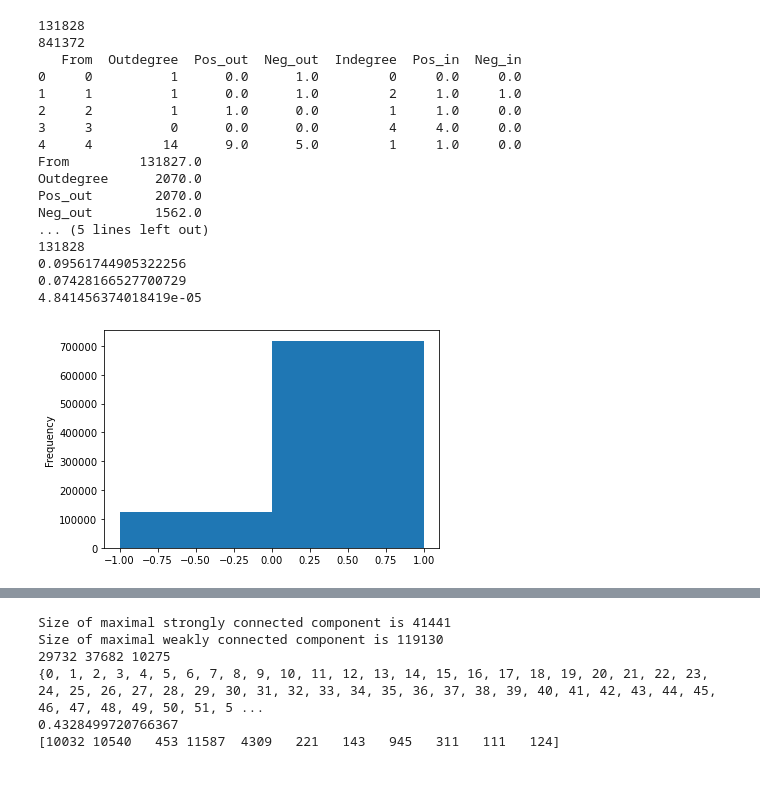
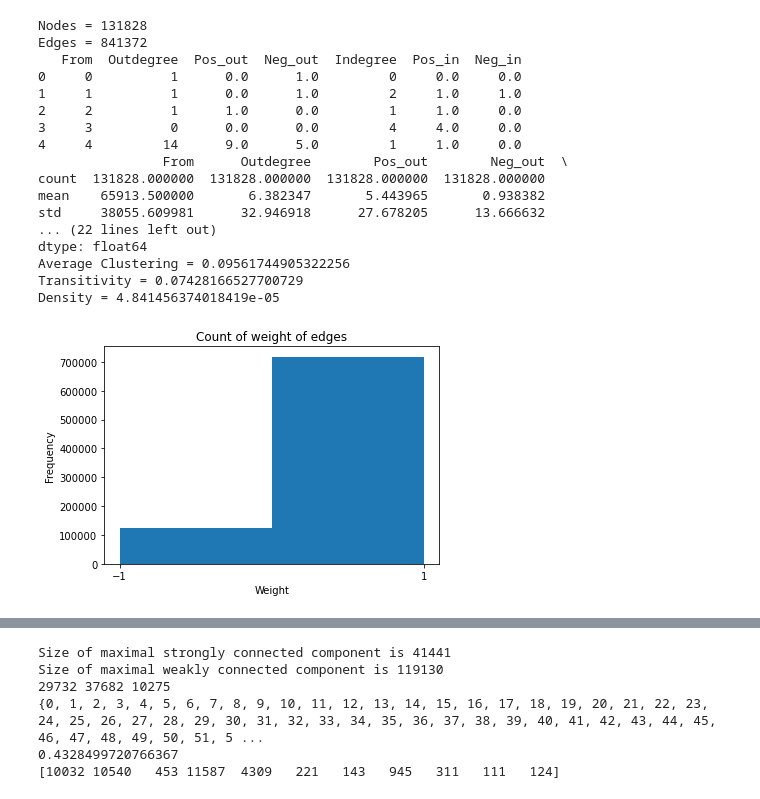
Before and after one commit to arkaprabha10/Social-Network-Analysis, a Jupyter notebook: code.ipynb, the cells around one changed output, grey strips where cells are left out. Cells and saved outputs as stored; diff of their text form; code cells hidden in the pictures.

```diff
--- a/code.ipynb
+++ b/code.ipynb
@@ -14,10 +15,15 @@ def data_graph(dataset, delimiter):
 
     data = pd.read_csv(dataset, delimiter=delimiter)
     print(data.shape)
-    print(data.head(5))
-    data.columns = ['From','To','Weight']
-    # We check if the file has loaded
-    data.head()
+    if dataset == 'epinion.txt':
+        data.columns = ['From','To','Weight']
+    elif dataset == 'wiki.txt':
+        data.columns = ['From','To']
+        tempWeight = [1 for i in range(103689)]
+        data['Weight'] = tempWeight
+    elif dataset == 'bitcoin.csv':
+        data.columns = ['From','To','Weight','Time']
+    print(data.head())
 
     graph = nx.DiGraph()
     # Adding the edges.
@@ -26,6 +32,6 @@ def data_graph(dataset, delimiter):
 
     return data, graph
 # %%
-epi_csv, graph = data_graph('epinion.txt',"\t")
+epi_csv, epi_graph = data_graph('epinion.txt',"\t")
 # %% [output]
 (841372, 3)
@@ -38,10 +64,10 @@ epi_csv, graph = data_graph('epinion.txt',"\t")
 # %%
 def stats(data,graph):
     # Number of nodes
-    print(graph.number_of_nodes())
+    print('Nodes = ' + str(graph.number_of_nodes()))
 
     # Number of edges
-    print(graph.number_of_edges())
+    print('Edges = ' + str(graph.number_of_edges()))
 
     # Positive and negative edges
 
@@ -60,38 +86,39 @@ def stats(data,graph):
     Stats.fillna(0,inplace=True)
     print(Stats.head())
 
-    Stats.describe()
+    print(Stats.describe())
     print(Stats.max(axis=0))
 
-    print(graph.number_of_edges())
-    print(graph.number_of_nodes())
-    print(nx.average_clustering(graph))
-    print(nx.transitivity(graph))
-    print(nx.density(graph))
+    print('Average Clustering = ' + str(nx.average_clustering(graph)))
+    print('Transitivity = '+ str(nx.transitivity(graph)))
+    print('Density = ' + str(nx.density(graph)))
 
-    data['Weight'].plot.hist(bins=2, alpha=1)
-    plt.xlabel('')
+    data['Weight'].plot.hist(bins=2, alpha=1, align='mid')
+    plt.xlabel('Weight')
+    plt.ylabel('Frequency')
+    plt.title('Count of weight of edges')
+    plt.xticks([-1,1])
     plt.show()
 
     return Stats
 # %%
-Stats = stats(epi_csv,graph)
+epi_Stats = stats(epi_csv,epi_graph)
 # %% [output]
-131828
-841372
+Nodes = 131828
+Edges = 841372
    From  Outdegree  Pos_out  Neg_out  Indegree  Pos_in  Neg_in
 0     0          1      0.0      1.0         0     0.0     0.0
 1     1          1      0.0      1.0         2     1.0     1.0
 2     2          1      1.0      0.0         1     1.0     0.0
 3     3          0      0.0      0.0         4     4.0     0.0
 4     4         14      9.0      5.0         1     1.0     0.0
-From         131827.0
-Outdegree      2070.0
-Pos_out        2070.0
-Neg_out        1562.0
-... (5 lines left out)
-131828
-0.09561744905322256
-0.07428166527700729
-4.841456374018419e-05
+                From      Outdegree        Pos_out        Neg_out  \
+count  131828.000000  131828.000000  131828.000000  131828.000000
+mean    65913.500000       6.382347       5.443965       0.938382
+std     38055.609981      32.946918      27.678205      13.666632
+... (22 lines left out)
+dtype: float64
+Average Clustering = 0.09561744905322256
+Transitivity = 0.07428166527700729
+Density = 4.841456374018419e-05
-[figure, old version]
+[figure, new version]
```
Also changed, not shown: parts of 59 cells of this notebook, 45 other files.
